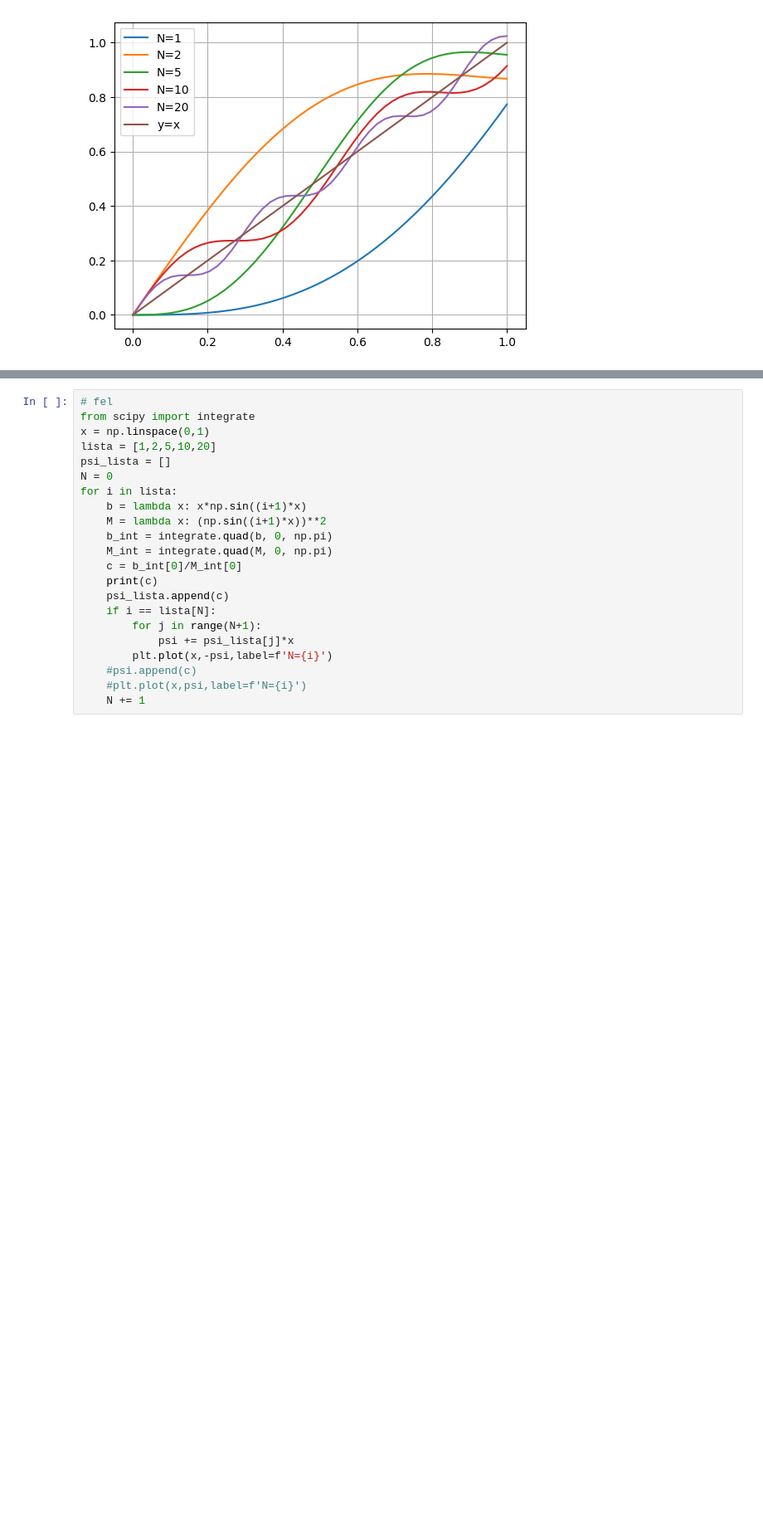
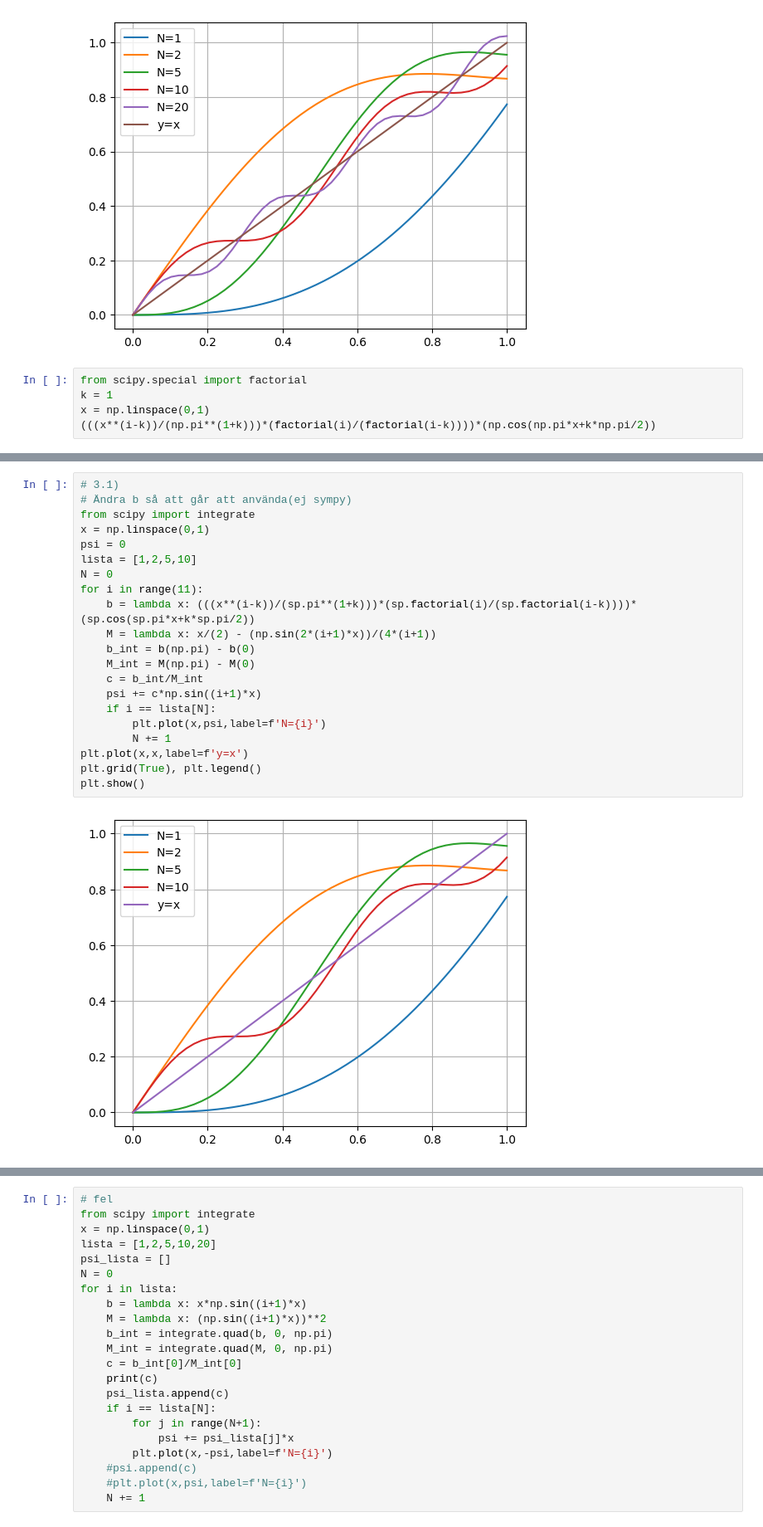
Before and after one commit to kalle6452/PDE, a Jupyter notebook: lab03.ipynb, the cells around one changed output, grey strips where cells are left out. Shown at 83% size. Cells and saved outputs as stored; diff of their text form; blank space fills up the shorter version.

```diff
--- a/lab03.ipynb
+++ b/lab03.ipynb
@@ -586,3 +613,8 @@ plt.grid(True), plt.legend()
 plt.show()
 # %% [output]
 [figure]
+# %%
+from scipy.special import factorial
+k = 1
+x = np.linspace(0,1)
+(((x**(i-k))/(np.pi**(1+k)))*(factorial(i)/(factorial(i-k))))*(np.cos(np.pi*x+k*np.pi/2))
@@ -589 +635,24 @@ plt.show()
+# %%
+# 3.1)
+# Ändra b så att går att använda(ej sympy)
+from scipy import integrate
+x = np.linspace(0,1)
+psi = 0
+lista = [1,2,5,10]
+N = 0
+for i in range(11):
+    b = lambda x: (((x**(i-k))/(sp.pi**(1+k)))*(sp.factorial(i)/(sp.factorial(i-k))))*(sp.cos(sp.pi*x+k*sp.pi/2))
+    M = lambda x: x/(2) - (np.sin(2*(i+1)*x))/(4*(i+1))
+    b_int = b(np.pi) - b(0)
+    M_int = M(np.pi) - M(0)
+    c = b_int/M_int
+    psi += c*np.sin((i+1)*x)
+    if i == lista[N]:
+        plt.plot(x,psi,label=f'N={i}')
+        N += 1
+plt.plot(x,x,label=f'y=x')
+plt.grid(True), plt.legend()
+plt.show()
+# %% [output]
+[figure, added]
 # %%
```
Also changed, not shown: parts of 4 cells of this notebook.
